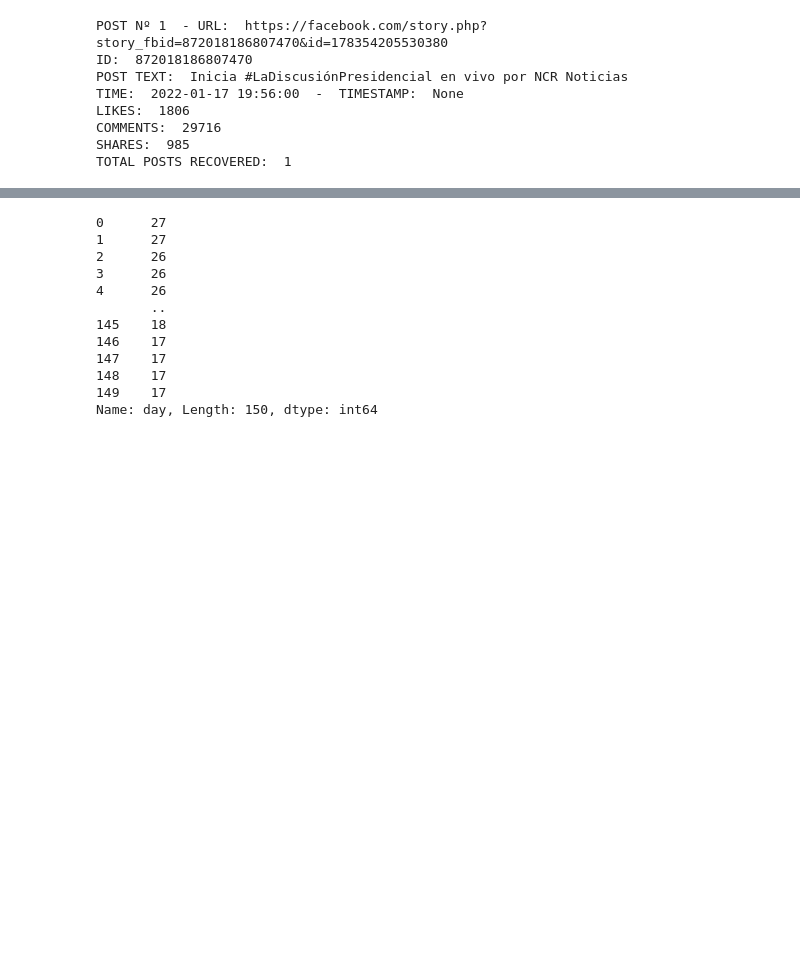
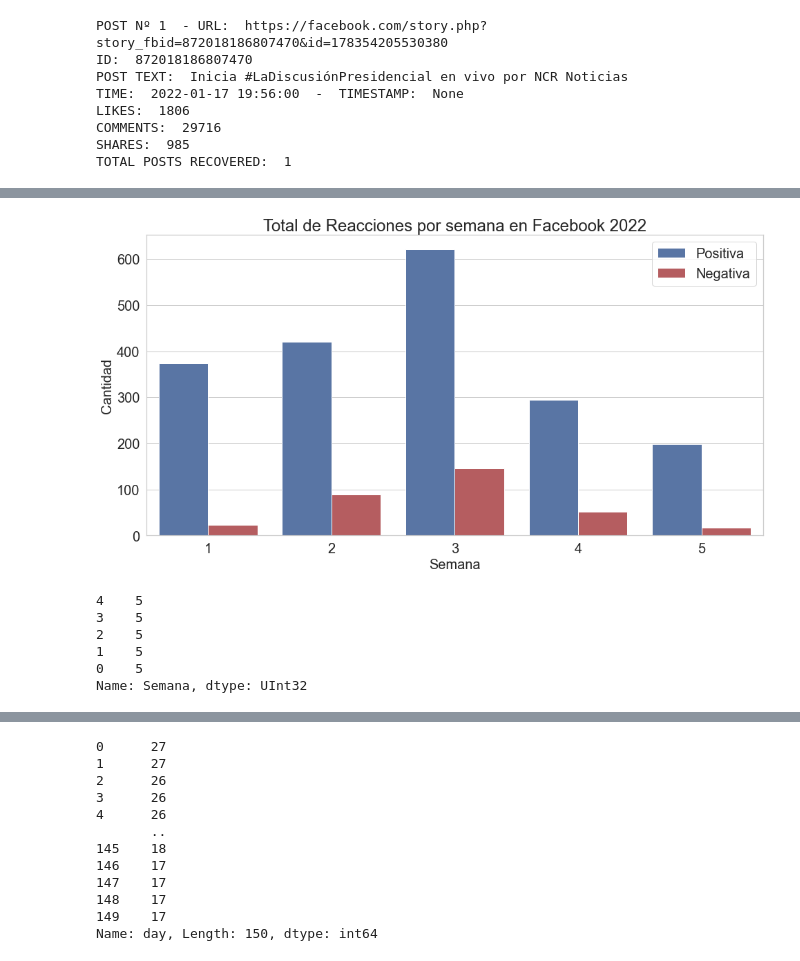
Before and after one commit to rafaelmata357/Daily-coding, a Jupyter notebook: facebook_scrapper.ipynb, the cells around one changed output, grey strips where cells are left out. Cells and saved outputs as stored; diff of their text form; code cells hidden in the pictures; blank space fills up the shorter version.

```diff
--- a/facebook_scrapper.ipynb
+++ b/facebook_scrapper.ipynb
@@ -139,6 +139,7 @@ villalta = ['villaltaJM']
 chaves = ['conozcaarodrigochaves']
 eli = ['efeinzaig']
 gloriana = ['GlorianaSalasML']
+leslie = ['LeslieDiputada2022']
 # %%
 
 cookies_file = 'cookies.txt'
@@ -212 +252,15 @@ df.groupby('data')['likes'].mean().plot()
+# %%
+fig, ax = plt.subplots(1, 1, figsize=(16, 8))
+sns.set_theme(style="whitegrid")
+#sns.set_color_codes("pastel")
+
+sns.barplot(x=df_reacciones.index,y='Cantidad',data=df_reacciones, ax = ax, hue='Reacción',palette=["b", "r"])
+ax.set_title('Total de Reacciones por semana en Facebook 2022',fontsize=24)
+ax.set_xlabel('Semana',fontsize=20)
+ax.set_ylabel('Cantidad',fontsize=20)
+plt.legend(fontsize=20)
+plt.yticks(fontsize=20)
+plt.xticks(fontsize=20);
+# %% [output]
+[figure, added]
 # %%
@@ -213,0 +268,9 @@ df_final_4.to_csv('Cuarto_1_candidatos.csv')
+# %%
+df.tail().Semana
+# %% [output]
+4    5
+3    5
+2    5
+1    5
+0    5
+Name: Semana, dtype: UInt32
```
Also changed, not shown: parts of 19 cells of this notebook.
